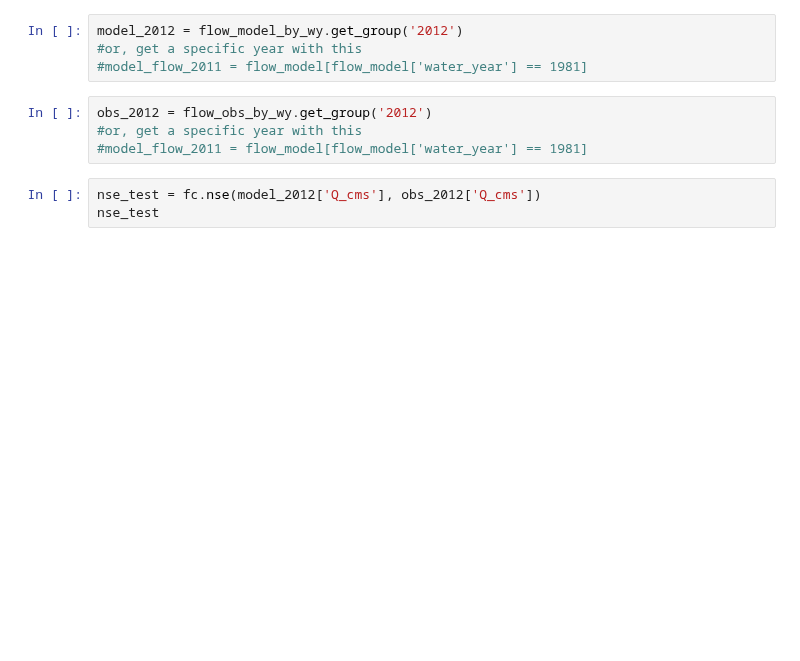
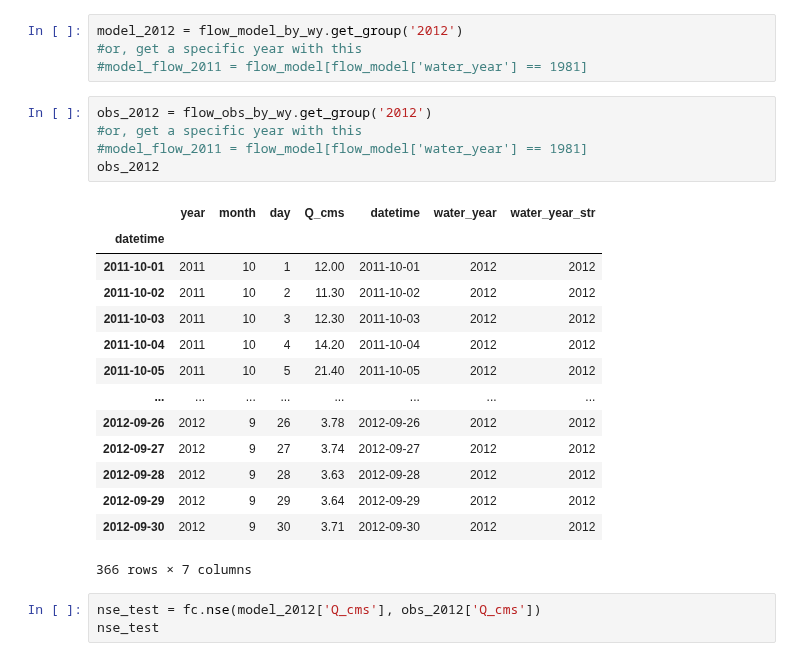
Before and after one commit to NCristea/Snow_SCL, a Jupyter notebook: streamflow_analysis.ipynb, the cells around one changed output. Drawn from its saved outputs; the diff is of its cells as text; blank space fills up the shorter version.

```diff
--- a/streamflow_analysis.ipynb
+++ b/streamflow_analysis.ipynb
@@ -100,7 +141,23 @@ model_2012 = flow_model_by_wy.get_group('2012')
 # %%
 obs_2012 = flow_obs_by_wy.get_group('2012')
 #or, get a specific year with this
 #model_flow_2011 = flow_model[flow_model['water_year'] == 1981]
+obs_2012
+# %% [output]
+|  | year | month | day | Q_cms | datetime | water_year | water_year_str |
+| datetime |  |  |  |  |  |  |  |
+| 2011-10-01 | 2011 | 10 | 1 | 12.00 | 2011-10-01 | 2012 | 2012 |
+| 2011-10-02 | 2011 | 10 | 2 | 11.30 | 2011-10-02 | 2012 | 2012 |
+| 2011-10-03 | 2011 | 10 | 3 | 12.30 | 2011-10-03 | 2012 | 2012 |
+| 2011-10-04 | 2011 | 10 | 4 | 14.20 | 2011-10-04 | 2012 | 2012 |
+| 2011-10-05 | 2011 | 10 | 5 | 21.40 | 2011-10-05 | 2012 | 2012 |
+| ... | ... | ... | ... | ... | ... | ... | ... |
+| 2012-09-26 | 2012 | 9 | 26 | 3.78 | 2012-09-26 | 2012 | 2012 |
+| 2012-09-27 | 2012 | 9 | 27 | 3.74 | 2012-09-27 | 2012 | 2012 |
+| 2012-09-28 | 2012 | 9 | 28 | 3.63 | 2012-09-28 | 2012 | 2012 |
+| 2012-09-29 | 2012 | 9 | 29 | 3.64 | 2012-09-29 | 2012 | 2012 |
+| 2012-09-30 | 2012 | 9 | 30 | 3.71 | 2012-09-30 | 2012 | 2012 |
+366 rows × 7 columns
 # %%
 nse_test = fc.nse(model_2012['Q_cms'], obs_2012['Q_cms'])
 nse_test
```
Also changed, not shown: parts of 15 cells of this notebook, 10 other files.
